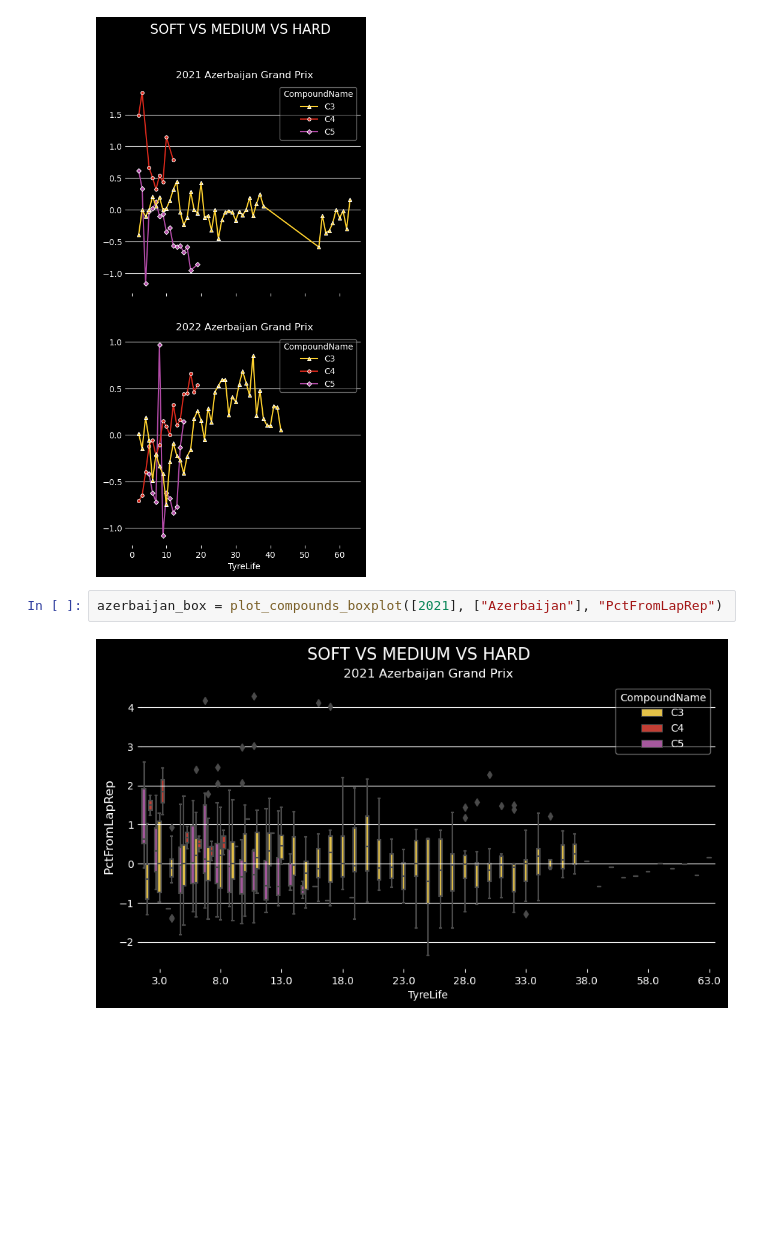
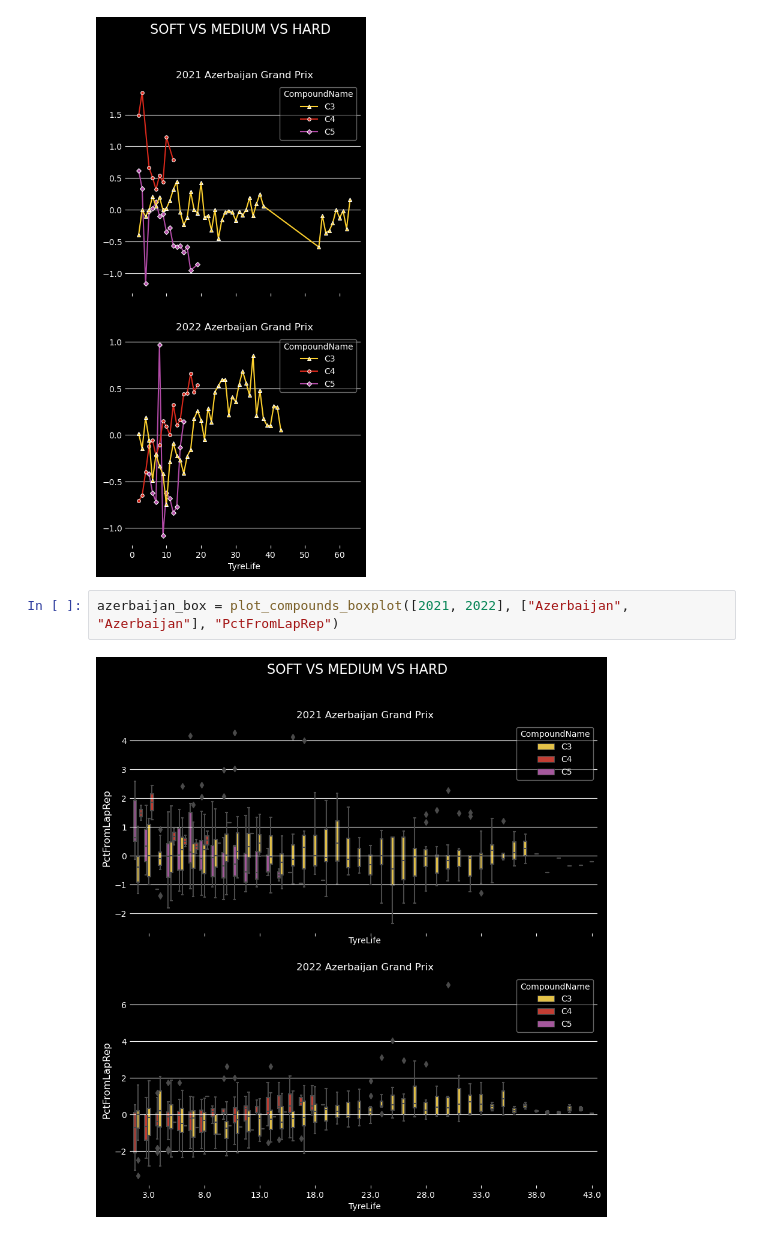
Before and after one commit to Casper-Guo/F1-Data-Visualization, a Jupyter notebook: visualization.ipynb, the cells around one changed output. Cells and saved outputs as stored; diff of their text form; blank space fills up the shorter version.

Commit message:
Azerbaijan analysis

```diff
--- a/visualization.ipynb
+++ b/visualization.ipynb
@@ -976,6 +976,6 @@ azerbaijan_line = plot_compounds_lineplot([2021, 2022], ["Azerbaijan", "Azerbaij
 # %% [output]
 [figure]
 # %%
-azerbaijan_box = plot_compounds_boxplot([2021], ["Azerbaijan"], "PctFromLapRep")
+azerbaijan_box = plot_compounds_boxplot([2021, 2022], ["Azerbaijan", "Azerbaijan"], "PctFromLapRep")
 # %% [output]
-[figure, old version]
+[figure, new version]
```
Also changed, not shown: parts of 7 cells of this notebook.
